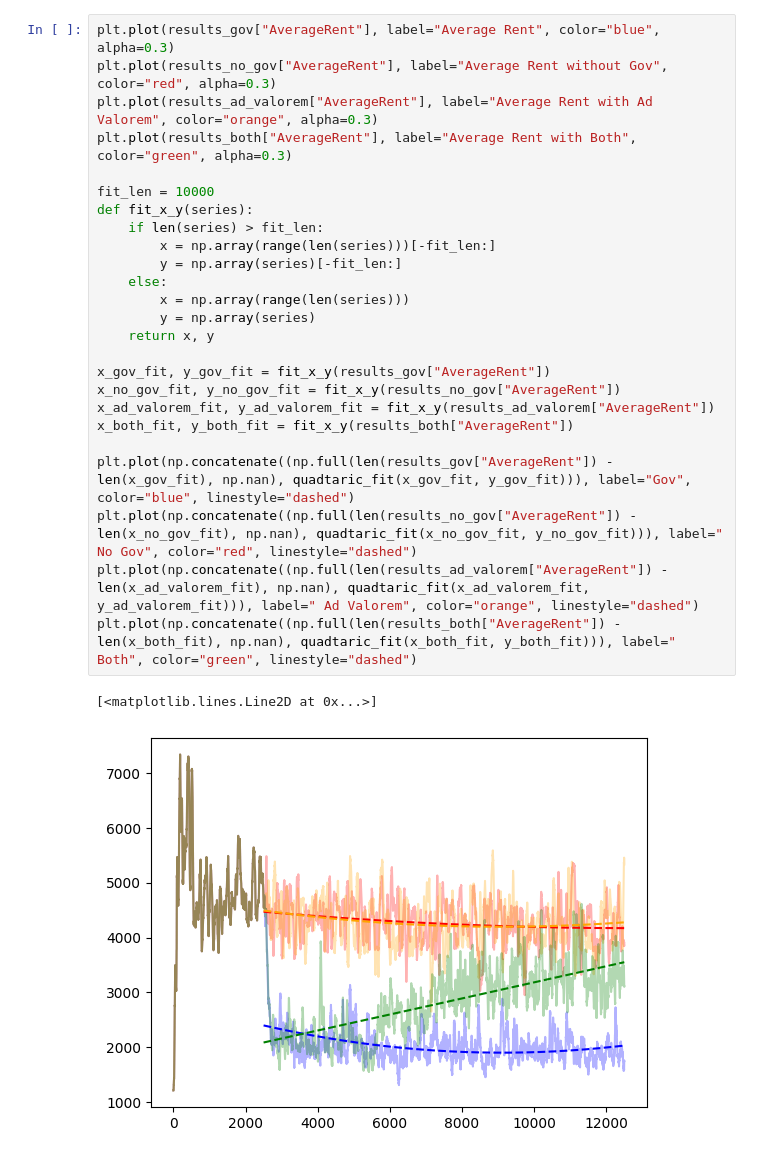
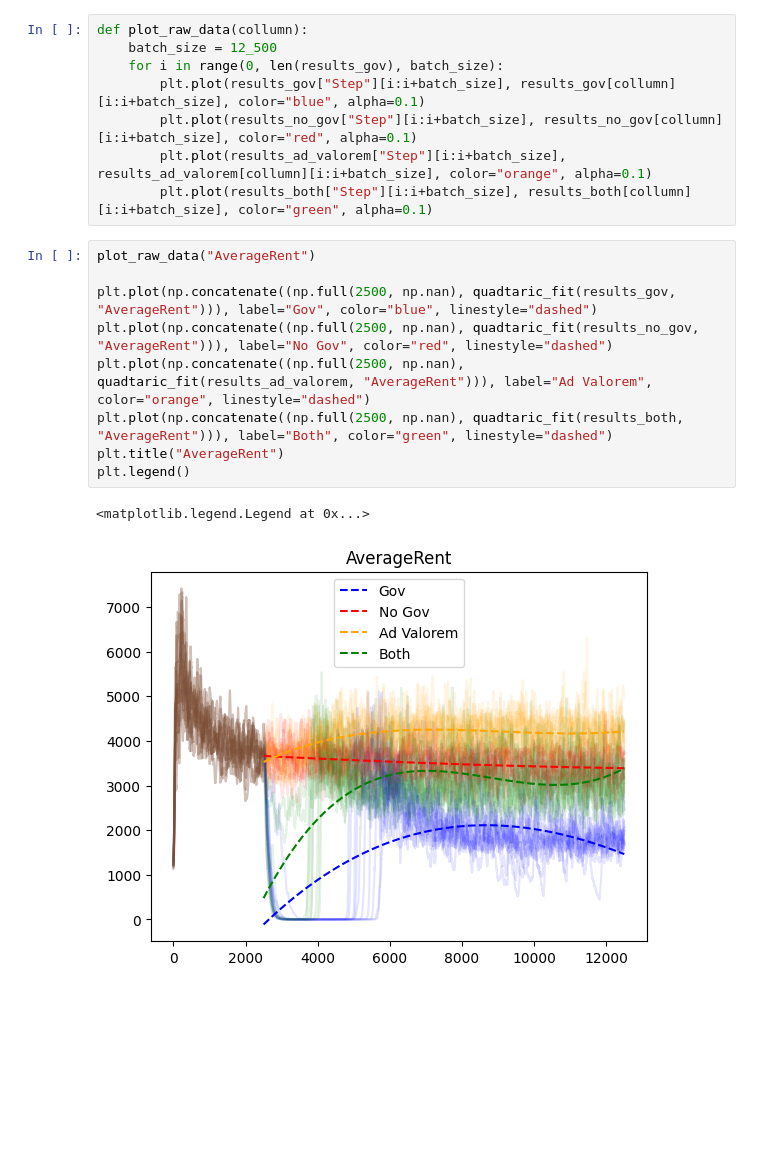
Before and after one commit to p-malecki/uj-urban-gentrification-simulator, a Jupyter notebook: show_results.ipynb, the cells around one changed output. Drawn from its saved outputs; the diff is of its cells as text; blank space fills up the shorter version.

Commit message:
add results

```diff
--- a/show_results.ipynb
+++ b/show_results.ipynb
@@ -19,29 +63,21 @@ def quadtaric_fit(x, y):
+# %%
+def plot_raw_data(collumn):
+    batch_size = 12_500
+    for i in range(0, len(results_gov), batch_size):
+        plt.plot(results_gov["Step"][i:i+batch_size], results_gov[collumn][i:i+batch_size], color="blue", alpha=0.1)
+        plt.plot(results_no_gov["Step"][i:i+batch_size], results_no_gov[collumn][i:i+batch_size], color="red", alpha=0.1)
+        plt.plot(results_ad_valorem["Step"][i:i+batch_size], results_ad_valorem[collumn][i:i+batch_size], color="orange", alpha=0.1)
+        plt.plot(results_both["Step"][i:i+batch_size], results_both[collumn][i:i+batch_size], color="green", alpha=0.1)
 # %%
-plt.plot(results_gov["AverageRent"], label="Average Rent", color="blue", alpha=0.3)
-plt.plot(results_no_gov["AverageRent"], label="Average Rent without Gov", color="red", alpha=0.3)
-plt.plot(results_ad_valorem["AverageRent"], label="Average Rent with Ad Valorem", color="orange", alpha=0.3)
-plt.plot(results_both["AverageRent"], label="Average Rent with Both", color="green", alpha=0.3)
+plot_raw_data("AverageRent")
 
-fit_len = 10000
-def fit_x_y(series):
-    if len(series) > fit_len:
-        x = np.array(range(len(series)))[-fit_len:]
-        y = np.array(series)[-fit_len:]
-    else:
-        x = np.array(range(len(series)))
-        y = np.array(series)
-    return x, y
-
-x_gov_fit, y_gov_fit = fit_x_y(results_gov["AverageRent"])
-x_no_gov_fit, y_no_gov_fit = fit_x_y(results_no_gov["AverageRent"])
-x_ad_valorem_fit, y_ad_valorem_fit = fit_x_y(results_ad_valorem["AverageRent"])
-x_both_fit, y_both_fit = fit_x_y(results_both["AverageRent"])
-
-plt.plot(np.concatenate((np.full(len(results_gov["AverageRent"]) - len(x_gov_fit), np.nan), quadtaric_fit(x_gov_fit, y_gov_fit))), label="Gov", color="blue", linestyle="dashed")
-plt.plot(np.concatenate((np.full(len(results_no_gov["AverageRent"]) - len(x_no_gov_fit), np.nan), quadtaric_fit(x_no_gov_fit, y_no_gov_fit))), label=" No Gov", color="red", linestyle="dashed")
-plt.plot(np.concatenate((np.full(len(results_ad_valorem["AverageRent"]) - len(x_ad_valorem_fit), np.nan), quadtaric_fit(x_ad_valorem_fit, y_ad_valorem_fit))), label=" Ad Valorem", color="orange", linestyle="dashed")
-plt.plot(np.concatenate((np.full(len(results_both["AverageRent"]) - len(x_both_fit), np.nan), quadtaric_fit(x_both_fit, y_both_fit))), label=" Both", color="green", linestyle="dashed")
+plt.plot(np.concatenate((np.full(2500, np.nan), quadtaric_fit(results_gov, "AverageRent"))), label="Gov", color="blue", linestyle="dashed")
+plt.plot(np.concatenate((np.full(2500, np.nan), quadtaric_fit(results_no_gov, "AverageRent"))), label="No Gov", color="red", linestyle="dashed")
+plt.plot(np.concatenate((np.full(2500, np.nan), quadtaric_fit(results_ad_valorem, "AverageRent"))), label="Ad Valorem", color="orange", linestyle="dashed")
+plt.plot(np.concatenate((np.full(2500, np.nan), quadtaric_fit(results_both, "AverageRent"))), label="Both", color="green", linestyle="dashed")
+plt.title("AverageRent")
+plt.legend()
 # %% [output]
-[<matplotlib.lines.Line2D at 0x...>]
+<matplotlib.legend.Legend at 0x...>
-[figure, old version]
+[figure, new version]
 # %%
```
Also changed, not shown: parts of 11 cells of this notebook, 54 other files.
